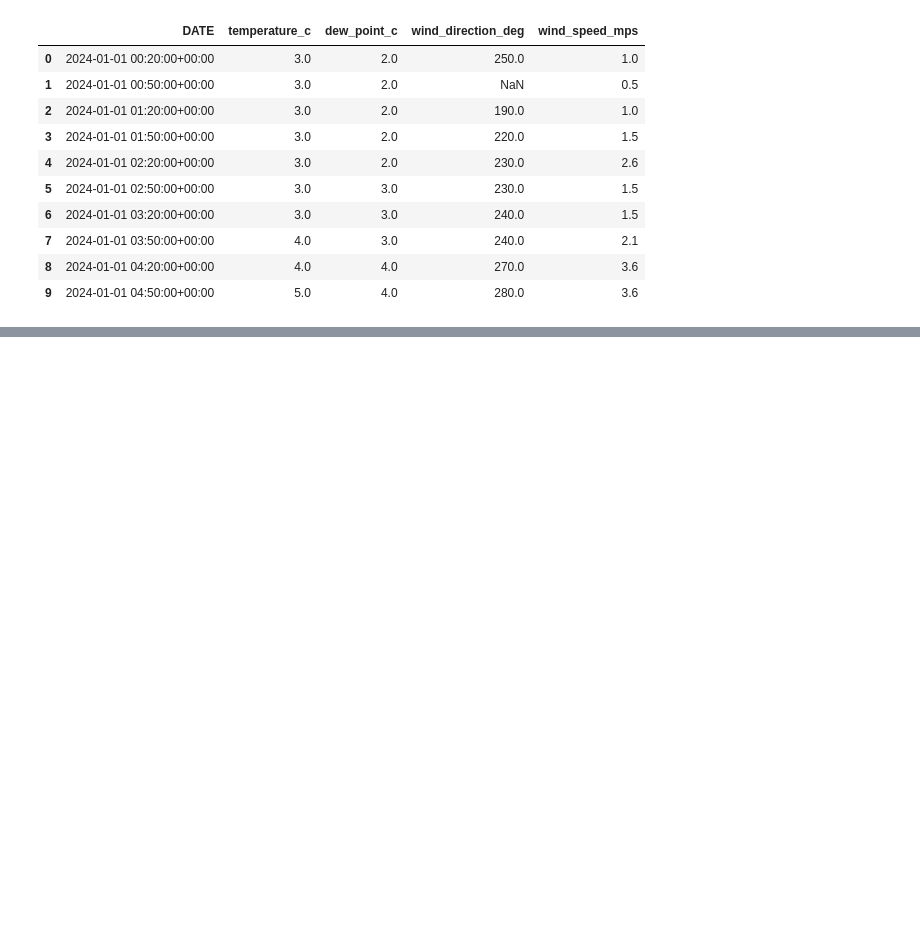
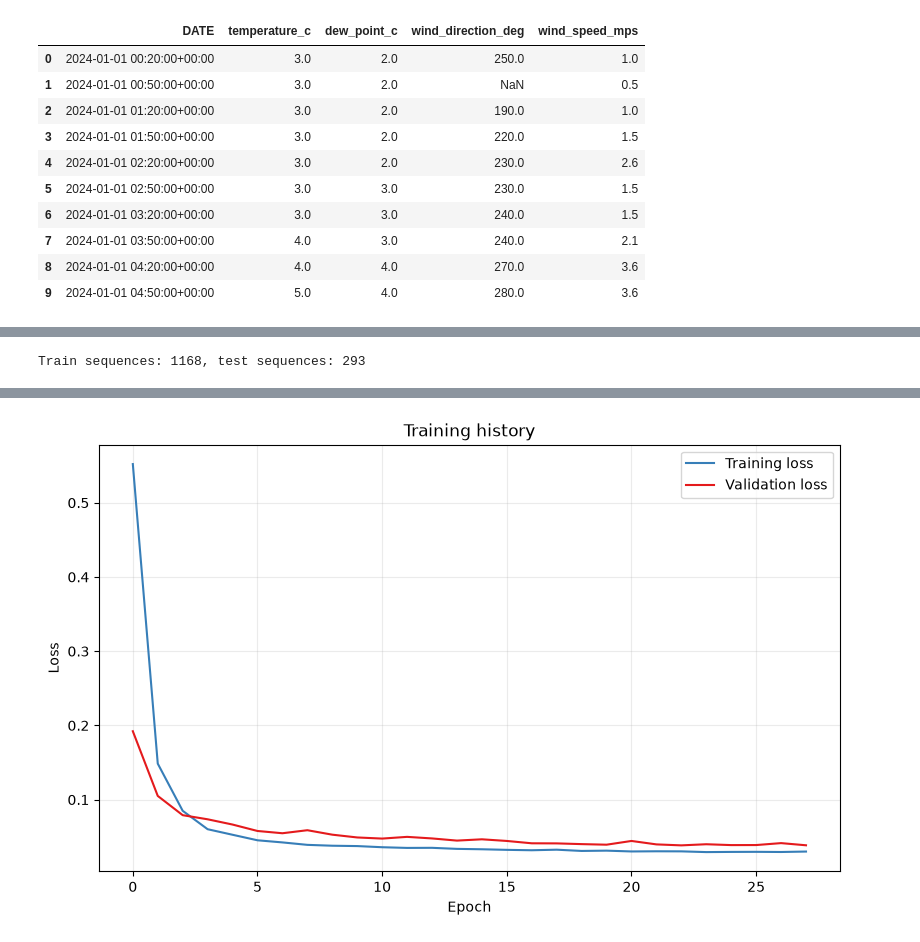
Before and after one commit to vinnydavies/ExaGEOhackathon, a Jupyter notebook: python_notebooks/noaa_global_hourly_example.ipynb, the cells around one changed output, grey strips where cells are left out. Cells and saved outputs as stored; diff of their text form; code cells hidden in the pictures; blank space fills up the shorter version.

```diff
--- a/python_notebooks/noaa_global_hourly_example.ipynb
+++ b/python_notebooks/noaa_global_hourly_example.ipynb
@@ -71,0 +66,24 @@ max         9.000000     7.000000        8.200000
+# %%
+lookback = 24
+test_fraction = 0.2
+
+temperature = cleaned['temperature_c'].interpolate(limit_direction='both')
+mean, std = temperature.mean(), temperature.std()
+normalized = (temperature - mean) / std
+
+X, y = make_supervised_sequences(normalized.to_numpy(), lookback=lookback)
+sequence_dates = cleaned['DATE'].to_numpy()[lookback:]
+
+split = int(len(X) * (1 - test_fraction))
+X_train, X_test = X[:split], X[split:]
+y_train, y_test = y[:split], y[split:]
+dates_test = sequence_dates[split:]
+
+print(f'Train sequences: {len(X_train)}, test sequences: {len(X_test)}')
+# %% [output]
+Train sequences: 1168, test sequences: 293
+# %%
+model = LSTMForecaster(units=32, horizon=1)
+history = train_lstm_model(model, X_train, y_train, epochs=100, batch_size=16)
+plot_training_history(history)
+# %% [output]
@@ -71,0 +92 @@ max         9.000000     7.000000        8.200000
+[figure, added]
```
Also changed, not shown: parts of 6 cells of this notebook, 7 other files.
